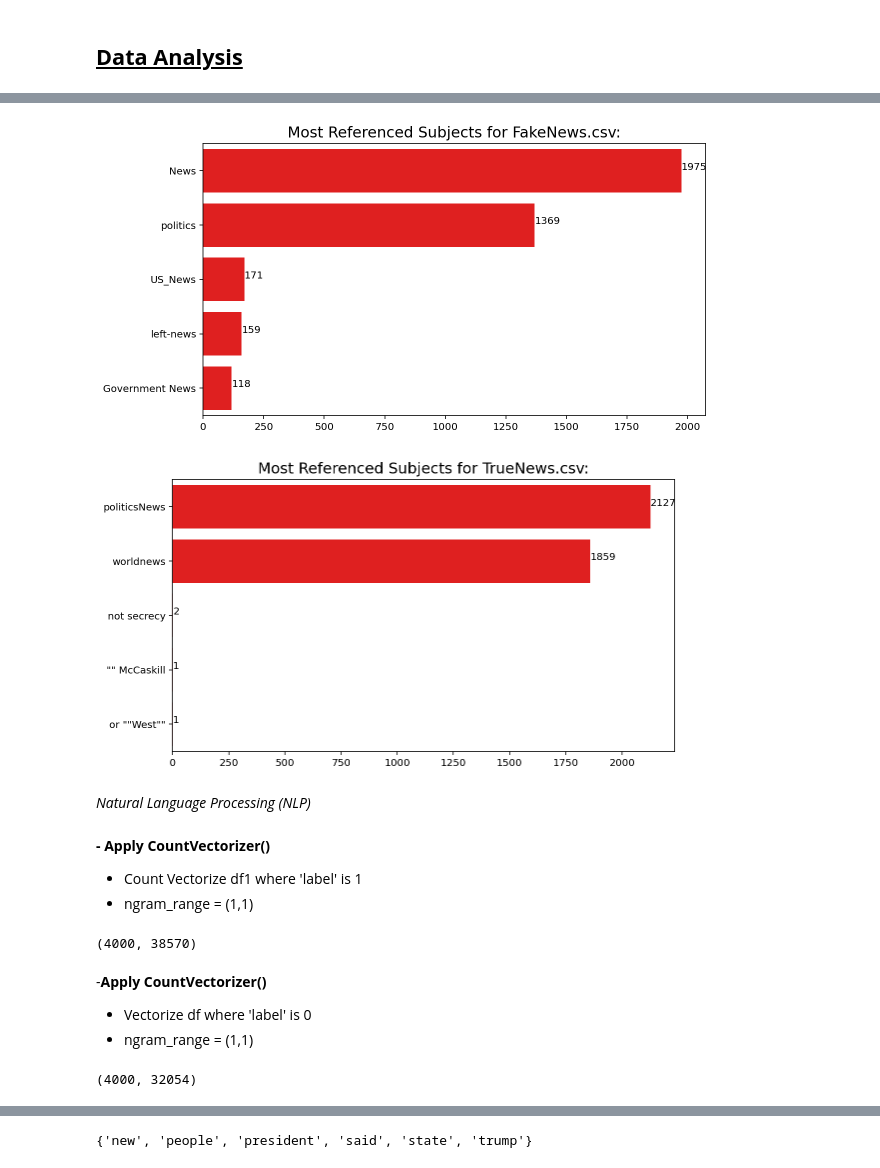
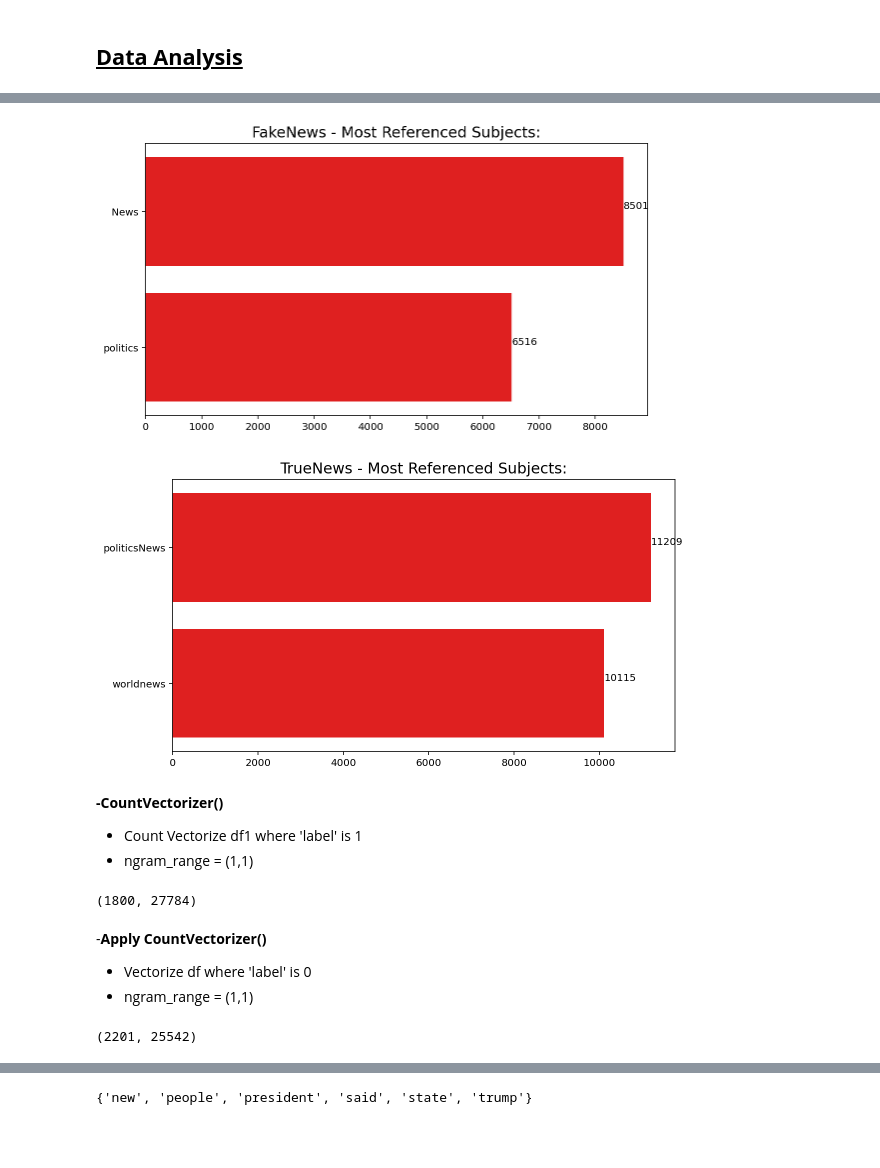
Before and after one commit to hyacob-89/fake_news_detector, a Jupyter notebook: fake_news_detector.ipynb, the cells around one changed output, grey strips where cells are left out. Drawn from its saved outputs; the diff is of its cells as text; code cells hidden in the pictures; blank space fills up the shorter version.

```diff
--- a/fake_news_detector.ipynb
+++ b/fake_news_detector.ipynb
@@ -55,0 +55,13 @@ true_df.head()
+# %%
+# Start Spark session
+from pyspark.sql import SparkSession
+spark = SparkSession.builder.appName("NaiveBayes").getOrCreate()
+# %%
+# Read in data from S3 Buckets
+from pyspark import SparkFiles
+url ="https://news-detector-project.s3.us-east-2.amazonaws.com/FakeNews.csv"
+spark.sparkContext.addFile(url)
+df_fake = spark.read.csv(SparkFiles.get("FakeNews.csv"), sep=",", header=True)
+
+# Show DataFrame
+df_fake.show()
@@ -55,0 +113,4 @@ true_df.head()
+# %%
+import pandas as pd
+fake_df = df_fake.toPandas()
+fake_df.head()
@@ -55,0 +134,3 @@ true_df.head()
+# %%
+fake_df['label'] = 1
+fake_df.head()
@@ -177,75 +270,74 @@ bar_plot(df_domain.values, df_domain_index, 'Most Referenced Subjects in Total:'
 # %%
 # Set x values: # of posts fake df
 df_domain = fake_df['articlesubject'].value_counts()
-df_domain = df_domain.sort_values(ascending=False).head(5)
+df_domain = df_domain.sort_values(ascending=False).head(2)
 
 # Set y values: Domains
 df_domain_index = list(df_domain.index)
 
 # Call function
-bar_plot(df_domain.values, df_domain_index, 'Most Referenced Subjects for FakeNews.csv:' ,'r')
+bar_plot(df_domain.values, df_domain_index, 'FakeNews - Most Referenced Subjects:' ,'r')
 # %% [output]
-[figure, old version]
+[figure, new version]
 # %%
 # Set x values: # of posts for true df
 df_domain = true_df['articlesubject'].value_counts()
-df_domain = df_domain.sort_values(ascending=False).head(5)
+df_domain = df_domain.sort_values(ascending=False).head(2)
 
 # Set y values: Domains
 df_domain_index = list(df_domain.index)
 
 # Call function
-bar_plot(df_domain.values, df_domain_index, 'Most Referenced Subjects for TrueNews.csv:' ,'r')
+bar_plot(df_domain.values, df_domain_index, 'TrueNews - Most Referenced Subjects:' ,'r')
 # %% [output]
-[figure, old version]
+[figure, new version]
-# %% [markdown]
-*Natural Language Processing (NLP)*
 # %% [markdown]
-**- Apply CountVectorizer()**
+**-CountVectorizer()**
 
 *   Count Vectorize df1 where 'label' is 1
 *   ngram_range = (1,1)
 # %%
 # Set variables to show Fake Titles
-mask_on = df1['label'] == 1
-df_onion_titles = df1[mask_on]['articletext']
+mask_on = df2['label'] == 1
+df_news_titles = df2[mask_on]['articletext']
 
 # Instantiate a CountVectorizer
 cv1 = CountVectorizer(stop_words = 'english')
 
 # Fit and transform the vectorizer on our corpus
-onion_cvec = cv1.fit_transform(df_onion_titles)
+news_cvec = cv1.fit_transform(df_news_titles)
 
 # Convert onion_cvec into a DataFrame
-onion_cvec_df = pd.DataFrame(onion_cvec.toarray(),
+news_cvec_df = pd.DataFrame(news_cvec.toarray(),
                    columns=cv1.get_feature_names())
 
 # Inspect head of fake Titles cvec
-print(onion_cvec_df.shape)
+print(news_cvec_df.shape)
+# print(onion_cvec_df)
 # %% [output]
-(4000, 38570)
+(1800, 27784)
 # %% [markdown]
 
 -**Apply CountVectorizer()**
    *   Vectorize df where 'label' is 0
    *   ngram_range = (1,1)
 # %%
-mask_no = df1['label'] == 0
-df_not_onion_titles = df1[mask_no]['articletext']
+mask_no = df2['label'] == 0
+df_not_news_titles = df2[mask_no]['articletext']
 
 # Instantiate a CountVectorizer
 cv2 = CountVectorizer(stop_words = 'english')
 
 # Fit and transform the vectorizer on our corpus
-not_onion_cvec = cv2.fit_transform(df_not_onion_titles)
+not_news_cvec = cv2.fit_transform(df_not_news_titles)
 
-# Convert onion_cvec into a DataFrame
-not_onion_cvec_df = pd.DataFrame(not_onion_cvec.toarray(),
+# Convert news_cvec into a DataFrame
+not_news_cvec_df = pd.DataFrame(not_news_cvec.toarray(),
                    columns=cv2.get_feature_names())
 
-# Inspect head of Not Onion Titles cvec
-print(not_onion_cvec_df.shape)
+# Inspect head of Not News Titles cvec
+print(not_news_cvec_df.shape)
 # %% [output]
-(4000, 32054)
+(2201, 25542)
 # %%
 # Set up variables to contain top 15 most used words in Fake df
```
Also changed, not shown: parts of 56 cells of this notebook.
